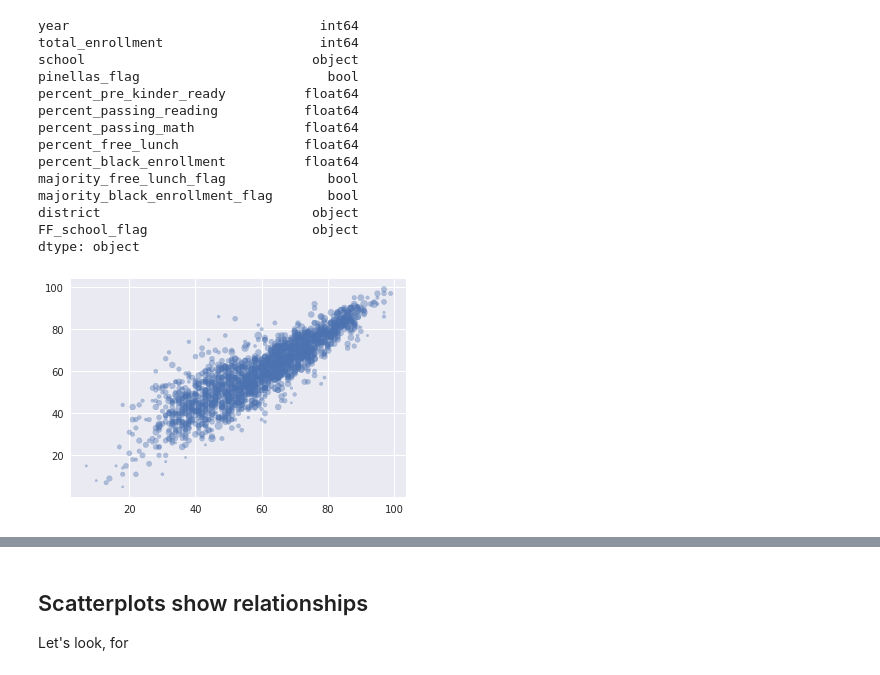
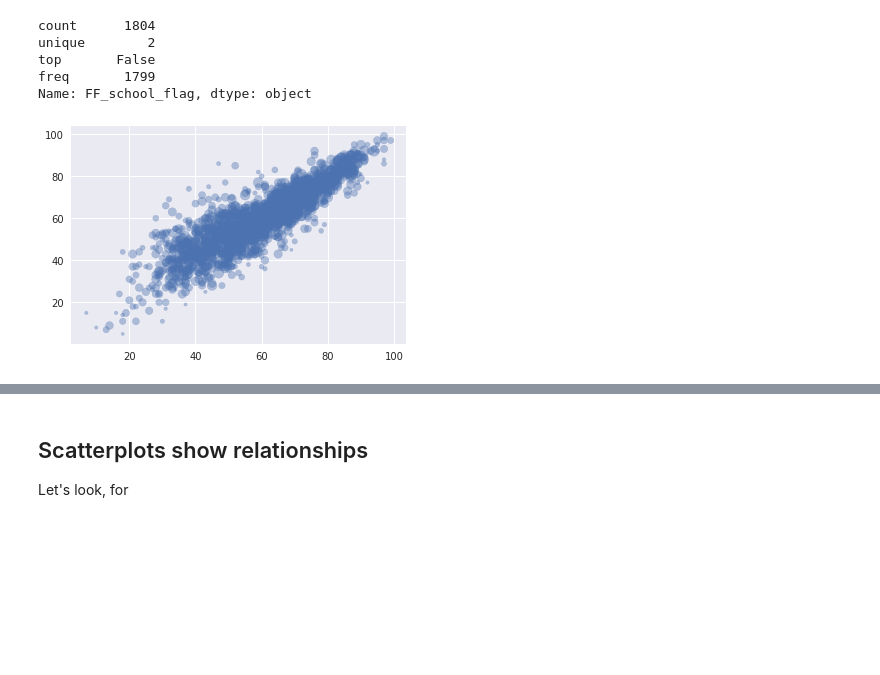
Before and after one commit to aplayford/nicar17-python-dataviz, a Jupyter notebook: python analysis and viz.ipynb, the cells around one changed output, grey strips where cells are left out. Drawn from its saved outputs; the diff is of its cells as text; code cells hidden in the pictures; blank space fills up the shorter version.

```diff
--- a/python analysis and viz.ipynb
+++ b/python analysis and viz.ipynb
@@ -19,17 +10,8 @@ schools.head()
-# %%
-schools.dtypes
-# %% [output]
-year                                int64
-total_enrollment                    int64
-school                             object
-pinellas_flag                        bool
-percent_pre_kinder_ready          float64
-percent_passing_reading           float64
-percent_passing_math              float64
-percent_free_lunch                float64
-percent_black_enrollment          float64
-majority_free_lunch_flag             bool
-majority_black_enrollment_flag       bool
-district                           object
-FF_school_flag                     object
-dtype: object
+# %%
+schools['FF_school_flag'].describe()
+# %% [output]
+count      1804
+unique        2
+top       False
+freq       1799
+Name: FF_school_flag, dtype: object
@@ -36,10 +21,12 @@ dtype: object
 # %%
 g  = plt.scatter(\
             x=schools['percent_passing_reading'],
             y=schools['percent_passing_math'],
             #size
-                 s=schools['total_enrollment']/20,
+                 s=schools['total_enrollment']/10,
             #opacity
                  alpha=0.4)
+
+#need to manipulate size of the figure (forgot how to do this)
 # %% [output]
-[figure, old version]
+[figure, new version]
```
Also changed, not shown: parts of 10 cells of this notebook, 1 other file.
